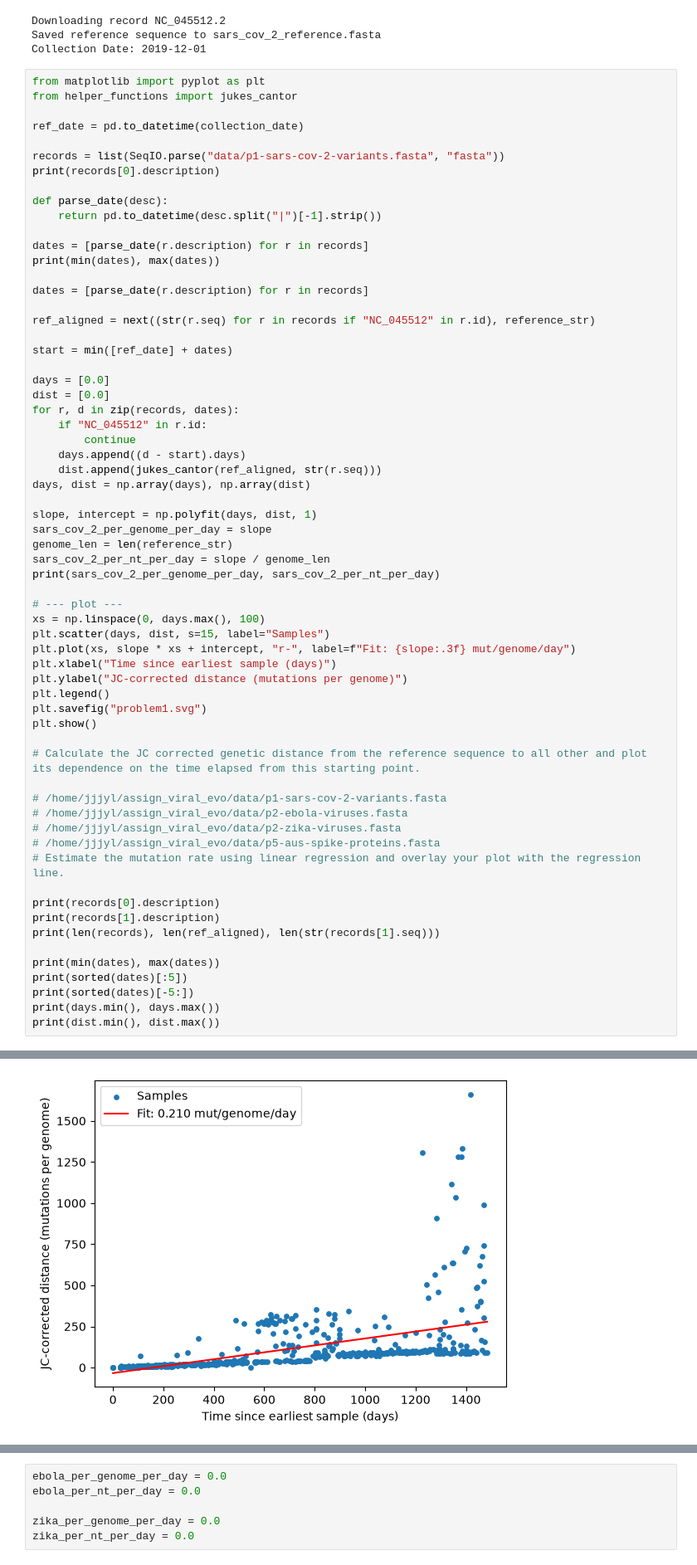
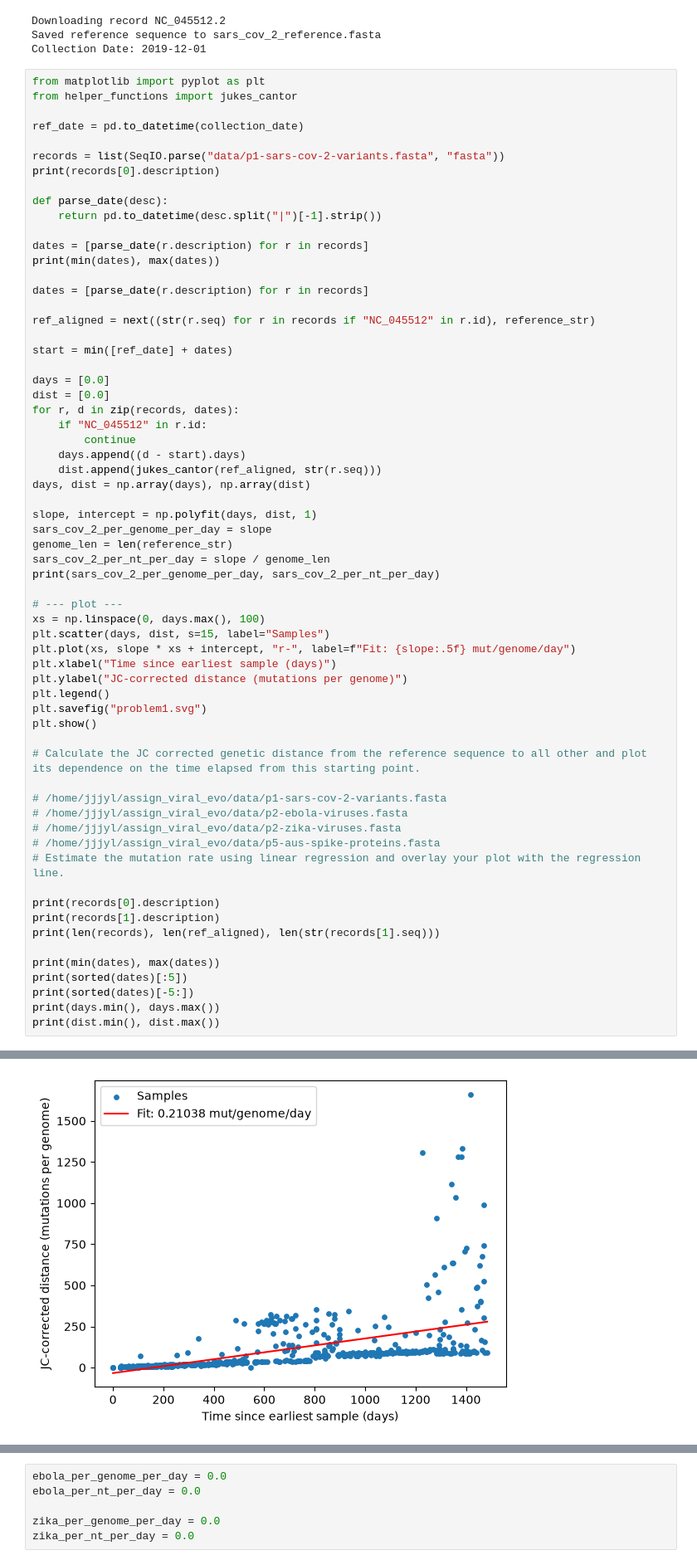
Before and after one commit to haircutt/assign_viral_evo, a Jupyter notebook: viral_evo_workbook.ipynb, the cells around one changed output, grey strips where cells are left out. Shown at 83% size. Saved outputs shown, nothing was run; the diff lists cells and outputs as text.

```diff
--- a/viral_evo_workbook.ipynb
+++ b/viral_evo_workbook.ipynb
@@ -157,35 +158,35 @@ print(sars_cov_2_per_genome_per_day, sars_cov_2_per_nt_per_day)
 # --- plot ---
 xs = np.linspace(0, days.max(), 100)
 plt.scatter(days, dist, s=15, label="Samples")
-plt.plot(xs, slope * xs + intercept, "r-", label=f"Fit: {slope:.3f} mut/genome/day")
+plt.plot(xs, slope * xs + intercept, "r-", label=f"Fit: {slope:.5f} mut/genome/day")
 plt.xlabel("Time since earliest sample (days)")
 plt.ylabel("JC-corrected distance (mutations per genome)")
 plt.legend()
 plt.savefig("problem1.svg")
 plt.show()
 
 # Calculate the JC corrected genetic distance from the reference sequence to all other and plot its dependence on the time elapsed from this starting point.
 
 # /home/jjjyl/assign_viral_evo/data/p1-sars-cov-2-variants.fasta
 # /home/jjjyl/assign_viral_evo/data/p2-ebola-viruses.fasta
 # /home/jjjyl/assign_viral_evo/data/p2-zika-viruses.fasta
 # /home/jjjyl/assign_viral_evo/data/p5-aus-spike-proteins.fasta
 # Estimate the mutation rate using linear regression and overlay your plot with the regression line.
 
 print(records[0].description)
 print(records[1].description)
 print(len(records), len(ref_aligned), len(str(records[1].seq)))
 
 print(min(dates), max(dates))
 print(sorted(dates)[:5])
 print(sorted(dates)[-5:])
 print(days.min(), days.max())
 print(dist.min(), dist.max())
 # %% [output]
 EPI_ISL_3834282|Australia|2021-08-21
 2019-12-01 00:00:00 2023-12-24 00:00:00
 0.21037696108639886 7.035312881195829e-06
-[figure, old version]
+[figure, new version]
 EPI_ISL_3834282|Australia|2021-08-21
 EPI_ISL_5535311|Australia|2021-08-28
 569 29903 29903
```
Also changed, not shown: parts of 6 cells of this notebook.
